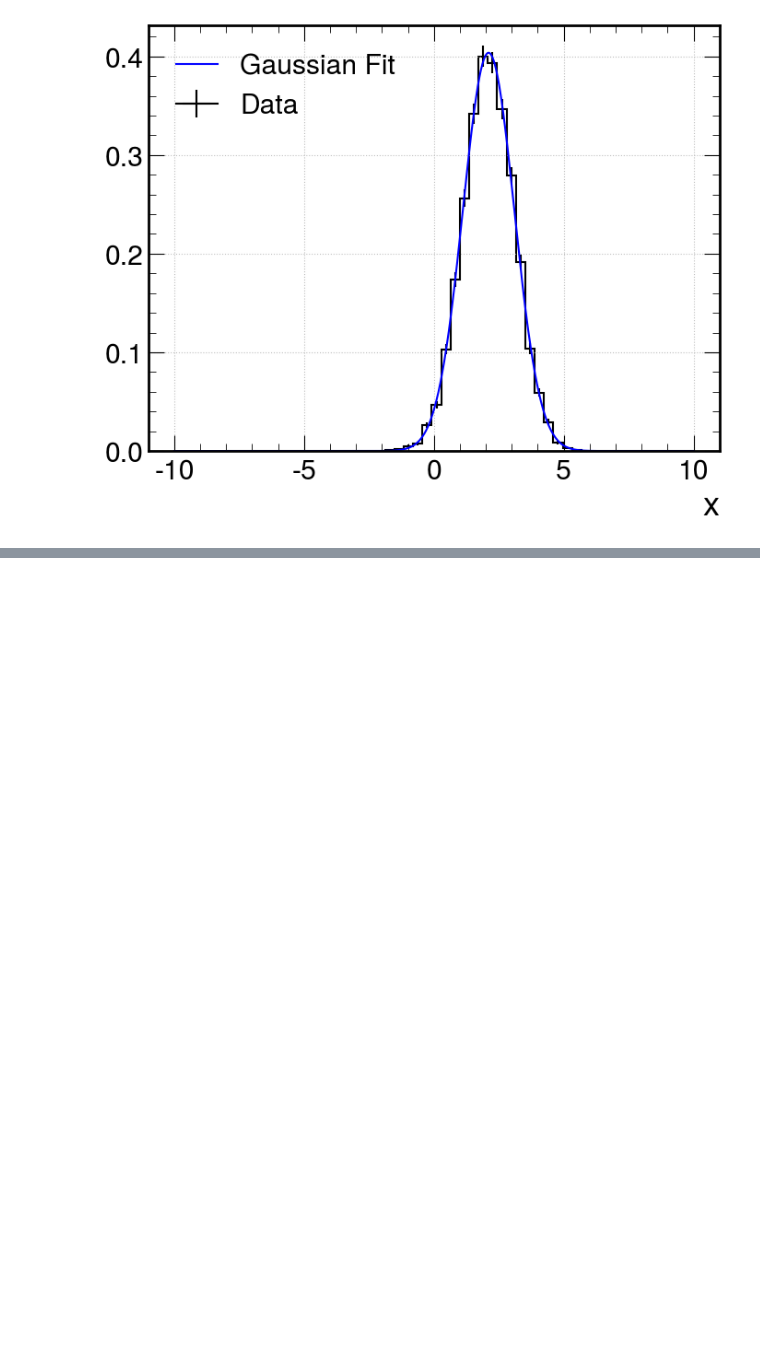
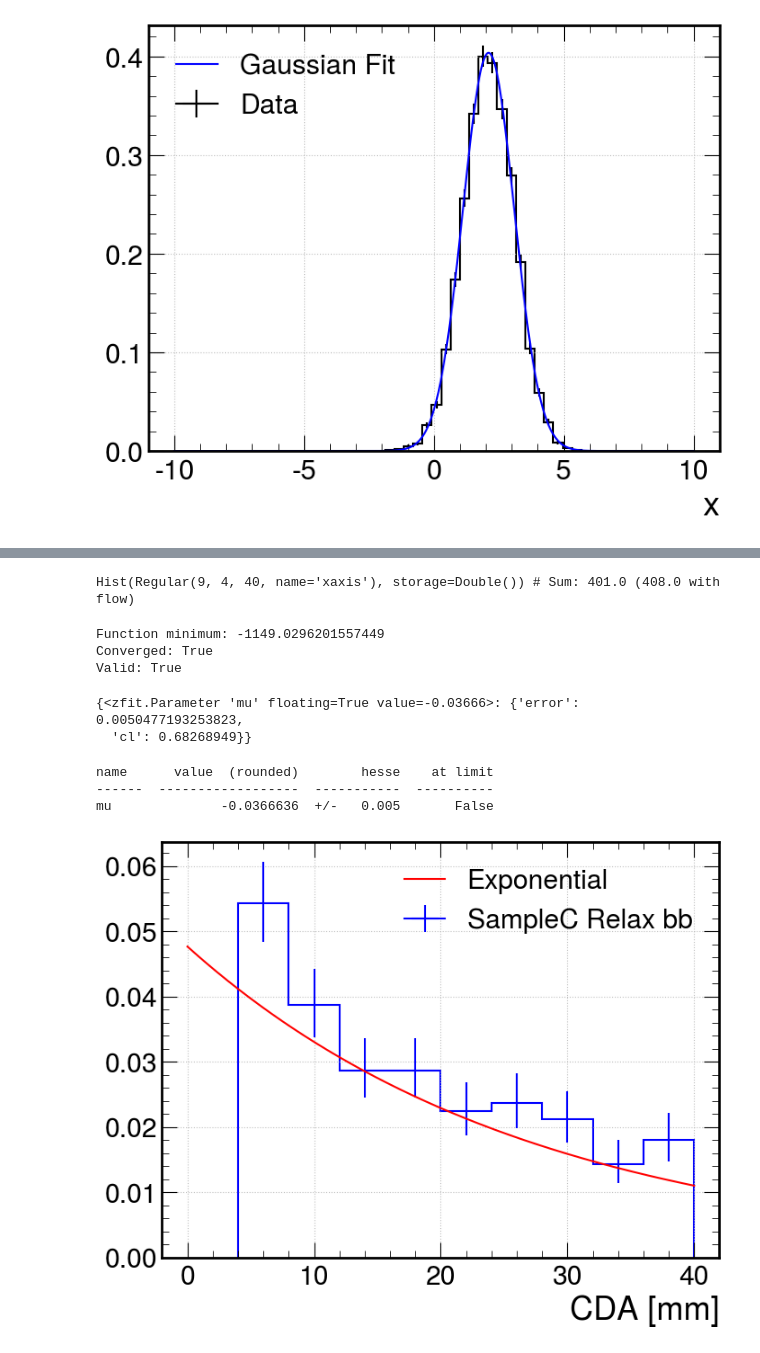
Before and after one commit to ChandlerKenworthy/Upstream, a Jupyter notebook: ScalingFactors.ipynb, the cells around one changed output, grey strips where cells are left out. Saved outputs shown, nothing was run; the diff lists cells and outputs as text; code cells hidden in the pictures; blank space fills up the shorter version.

```diff
--- a/ScalingFactors.ipynb
+++ b/ScalingFactors.ipynb
@@ -161,0 +178,6 @@ custom_poly = SecondOrderPoly(obs=obs, b=b, c=1.4)
+# %%
+# Drop the [0,4] mm bin to prevent fitting issues
+h = h[1:10]
+h
+# %% [output]
+Hist(Regular(9, 4, 40, name='xaxis'), storage=Double()) # Sum: 401.0 (408.0 with flow)
@@ -161,0 +186,3 @@ custom_poly = SecondOrderPoly(obs=obs, b=b, c=1.4)
+# %%
+data = zfit.data.BinnedData.from_hist(h)
+obs = zfit.Space('xaxis', 4, 40, binning=zfit.binned.RegularBinning(9, 4, 40, name="xaxis"))
@@ -161,0 +194,43 @@ custom_poly = SecondOrderPoly(obs=obs, b=b, c=1.4)
+# %%
+lam = zfit.Parameter("mu", -5, -50, 10)
+gauss_tail = zfit.pdf.Exponential(obs=obs, lam=lam)
+# %%
+#three_poly = ThirdOrderPoly(obs=obs, a=param_a, b=param_b, c=param_c, d=param_d)
+nll = zfit.loss.BinnedNLL(model=gauss_tail, data=data)
+minimizer = zfit.minimize.Minuit()
+result = minimizer.minimize(nll)
+
+print(f"Function minimum: {result.fmin}")
+print(f"Converged: {result.converged}")
+print(f"Valid: {result.valid}")
+# %% [output]
+Function minimum: -1149.0296201557449
+Converged: True
+Valid: True
+# %%
+result.hesse()
+# %% [output]
+{<zfit.Parameter 'mu' floating=True value=-0.03666>: {'error': 0.0050477193253823,
+  'cl': 0.68268949}}
+# %%
+print(result.params)
+# %% [output]
+name      value  (rounded)        hesse    at limit
+------  ------------------  -----------  ----------
+mu              -0.0366636  +/-   0.005       False
+# %%
+obs_continuous = zfit.Space('xaxis', 0, 40)
+#smooth_three_poly = zfit.pdf.Exponential(obs=obs_continuous, a=param_a, b=param_b, c=param_c, d=param_d)
+smooth_exp = zfit.pdf.Exponential(obs=obs_continuous, lam=lam)
+# %%
+plt.figure(figsize=(8,6))
+hep.histplot(h, color="blue", density=True, label="SampleC Relax bb")
+x_plot = np.linspace(0, obs.v1.upper, num=1000)
+y_plot = smooth_exp.pdf(x_plot)
+plt.plot(x_plot, y_plot, color="red", label='Exponential')
+plt.xlabel("CDA [mm]")
+plt.legend()
+plt.grid()
+plt.show()
+# %% [output]
+[figure, added]
```
Also changed, not shown: parts of 19 cells of this notebook, 2 other files.
